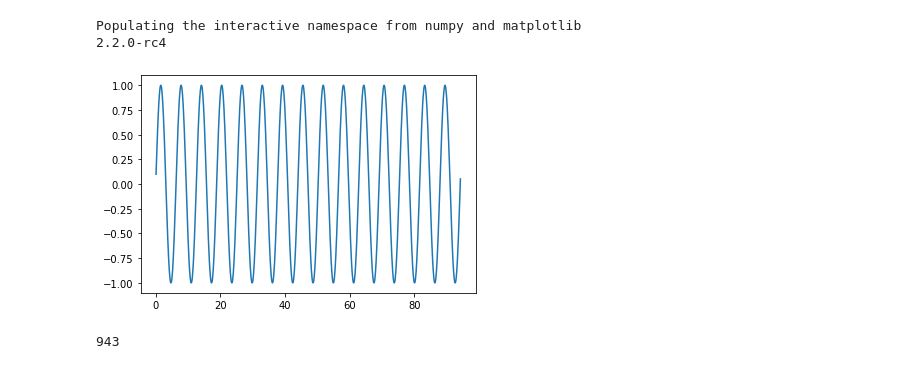
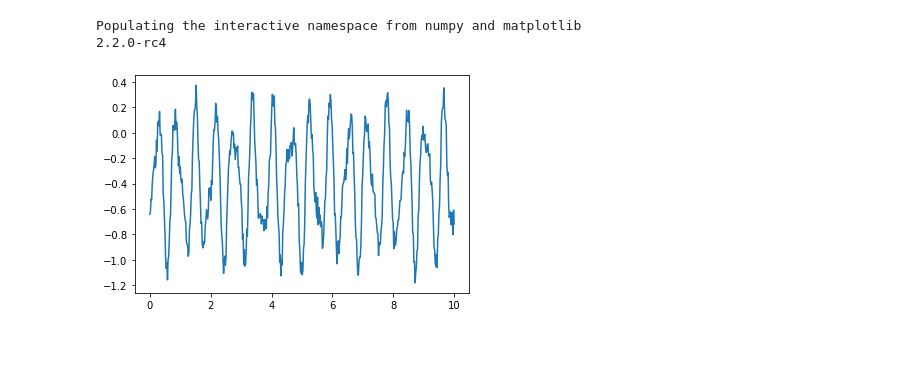
Before and after one commit to iubh/DLMDSDL01, a Jupyter notebook: TimeseriesLSTM.ipynb, the cells around one changed output. Saved outputs shown, nothing was run; the diff lists cells and outputs as text; code cells hidden in the pictures.

```diff
--- a/TimeseriesLSTM.ipynb
+++ b/TimeseriesLSTM.ipynb
@@ -13,15 +15,3 @@ print(tf.__version__)
 # %% [output]
 Populating the interactive namespace from numpy and matplotlib
 2.2.0-rc4
-# %%
-##
-## generate data - a simple sine
-##
-x = np.arange(0.1, 30 * np.pi + 0.1, 0.1) #shift away from exactly zero
-y = np.sin(x)
-plt.plot(x, y)
-plt.show()
-print(len(y))
-# %% [output]
-[figure, removed]
-943
@@ -28,3 +27,10 @@ print(len(y))
+# %%
+x,y = generate_data(x_min=0.0, x_max=10.0, n_datapoints=500,
+                    f1=10, f2=17, offset1=0.1, offset2=0.3, noise=0.2)
+plt.plot(x, y)
+plt.show()
+# %% [output]
+[figure, added]
 # %%
 ##
 ## transform data into a sliding window of n points each
```
Also changed, not shown: parts of 10 cells of this notebook.
